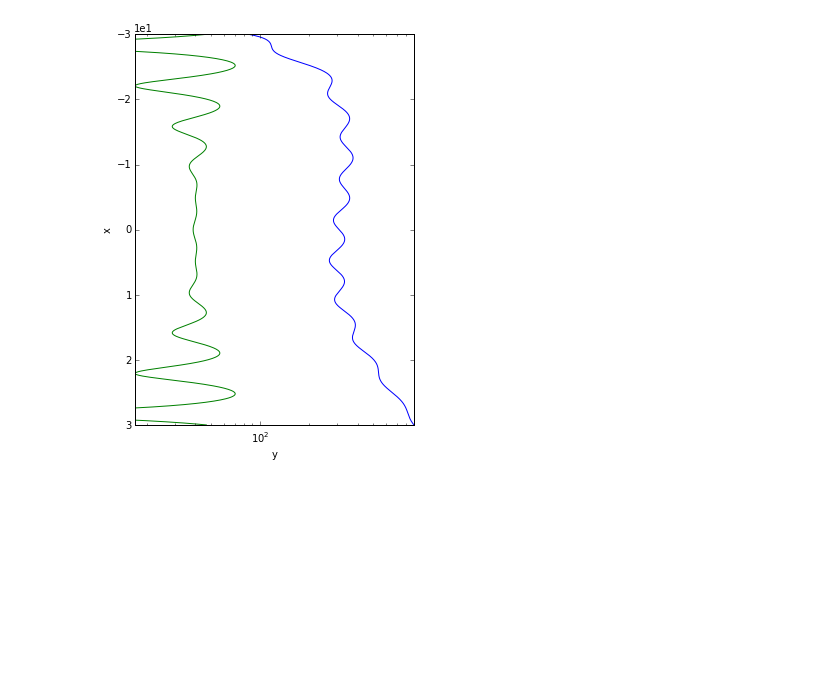
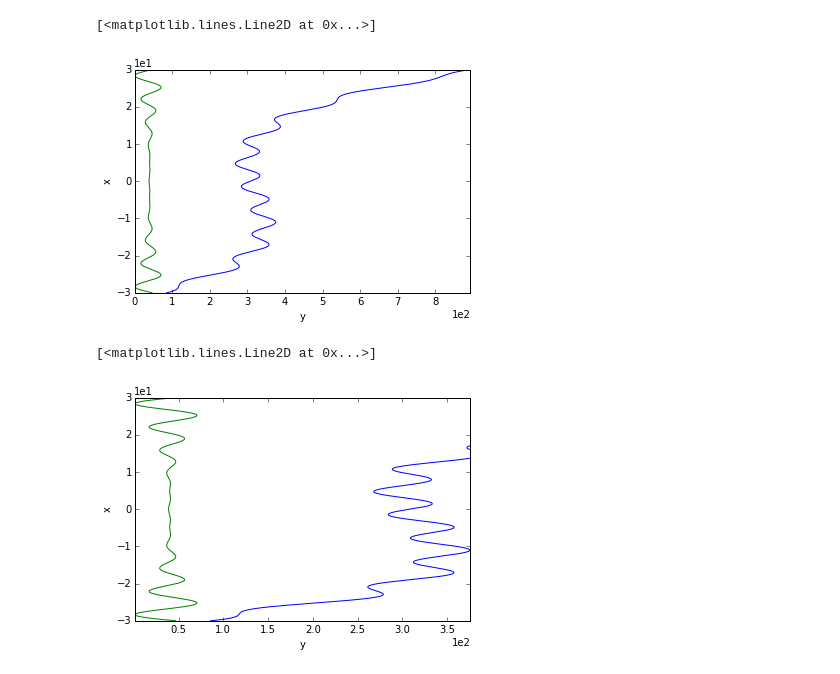
Before and after one commit to qAp/climatools, a Jupyter notebook: climatools/examples/1d_plotting/plotting_1d_DataArray.ipynb, the cells around one changed output. Cells and saved outputs as stored; diff of their text form; code cells hidden in the pictures; blank space fills up the shorter version.

Commit message:
Break down of 1d-plotting options
The new options available for xarray.climaviz.plot()
are demonstrated here in turn to show more clearly
what each is for.

```diff
--- a/climatools/examples/1d_plotting/plotting_1d_DataArray.ipynb
+++ b/climatools/examples/1d_plotting/plotting_1d_DataArray.ipynb
@@ -26,8 +50,15 @@ plt.savefig('simple_plot.png')
 # %%
-# plot the index on the y-axis
-da.climaviz.plot(index_on_yaxis=True, figsize=(5, 7))
-da1.climaviz.plot(index_on_yaxis=True, xscale='log', yincrease=False,
-                  varlim_from_indexrange=(-25, -10))
-plt.savefig('1dplot_example.png')
+# flip the x and y axes
+da.climaviz.plot(index_on_yaxis=True)
+da1.climaviz.plot(index_on_yaxis=True)
 # %% [output]
+[<matplotlib.lines.Line2D at 0x...>]
-[figure, old version]
+[figure, new version]
+# %%
+# limit the range on the value axis based on
+# the minimum and maximum values on a specified range on the index axis
+da.climaviz.plot(index_on_yaxis=True, varlim_from_indexrange=(-30, 0))
+da1.climaviz.plot(index_on_yaxis=True)
+# %% [output]
+[<matplotlib.lines.Line2D at 0x...>]
+[figure, added]
```
Also changed, not shown: parts of 6 cells of this notebook.
